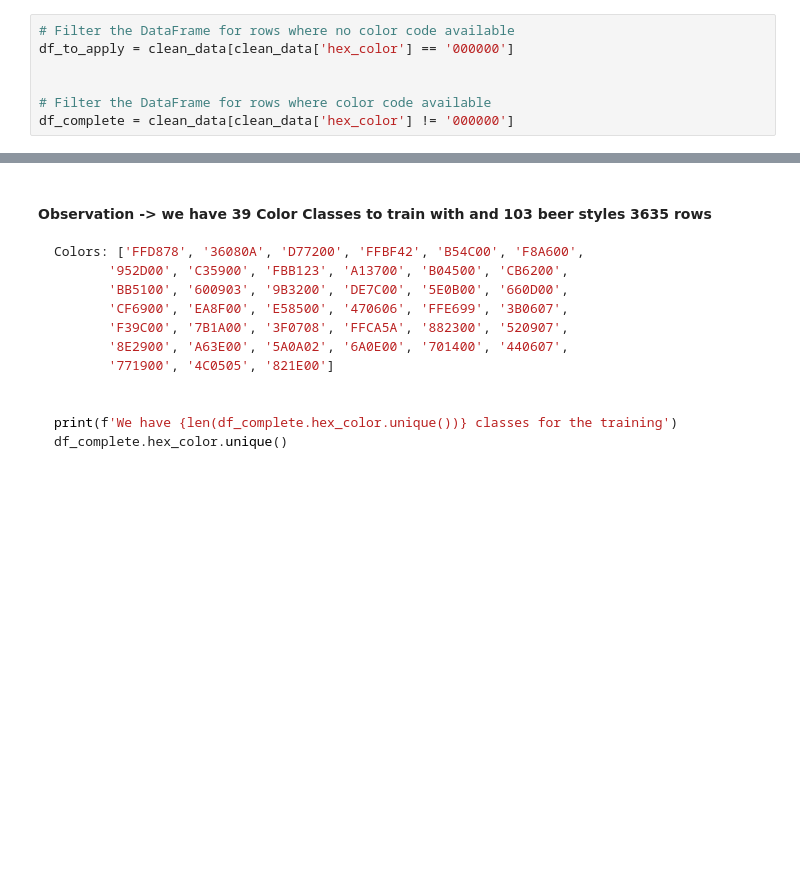
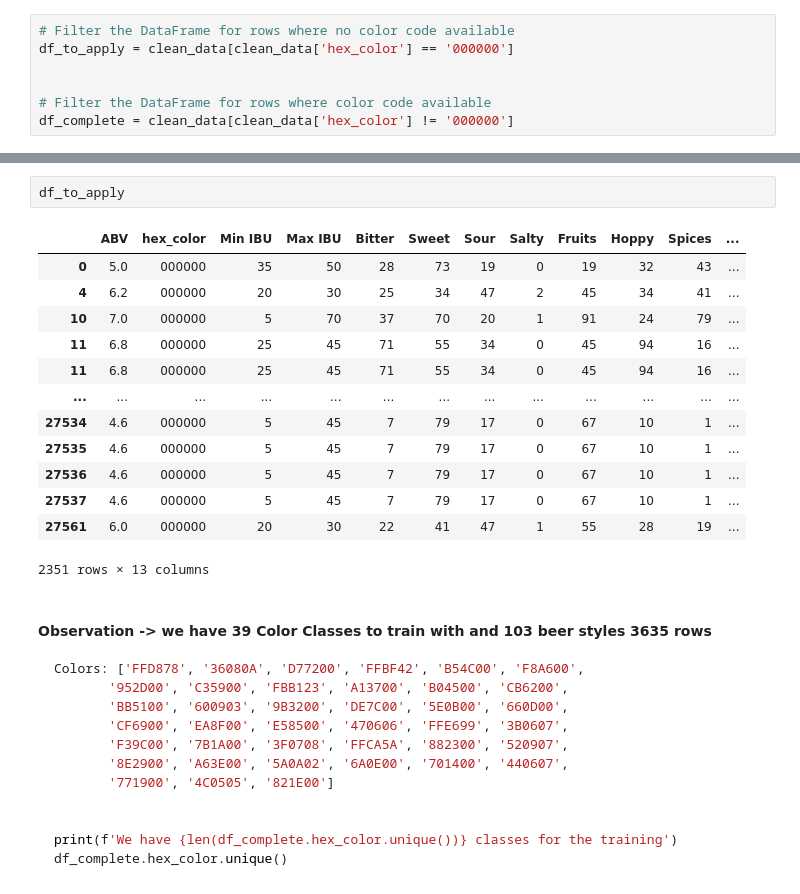
Before and after one commit to Yvysanna/beerIO, a Jupyter notebook: model.ipynb, the cells around one changed output, grey strips where cells are left out. Drawn from its saved outputs; the diff is of its cells as text; blank space fills up the shorter version.

```diff
--- a/model.ipynb
+++ b/model.ipynb
@@ -114,3 +108,19 @@ df_complete
+# %%
+df_to_apply
+# %% [output]
+|  | ABV | hex_color | Min IBU | Max IBU | Bitter | Sweet | Sour | Salty | Fruits | Hoppy | Spices | ... |
+| 0 | 5.0 | 000000 | 35 | 50 | 28 | 73 | 19 | 0 | 19 | 32 | 43 | ... |
+| 4 | 6.2 | 000000 | 20 | 30 | 25 | 34 | 47 | 2 | 45 | 34 | 41 | ... |
+| 10 | 7.0 | 000000 | 5 | 70 | 37 | 70 | 20 | 1 | 91 | 24 | 79 | ... |
+| 11 | 6.8 | 000000 | 25 | 45 | 71 | 55 | 34 | 0 | 45 | 94 | 16 | ... |
+| 11 | 6.8 | 000000 | 25 | 45 | 71 | 55 | 34 | 0 | 45 | 94 | 16 | ... |
+| ... | ... | ... | ... | ... | ... | ... | ... | ... | ... | ... | ... | ... |
+| 27534 | 4.6 | 000000 | 5 | 45 | 7 | 79 | 17 | 0 | 67 | 10 | 1 | ... |
+| 27535 | 4.6 | 000000 | 5 | 45 | 7 | 79 | 17 | 0 | 67 | 10 | 1 | ... |
+| 27536 | 4.6 | 000000 | 5 | 45 | 7 | 79 | 17 | 0 | 67 | 10 | 1 | ... |
+| 27537 | 4.6 | 000000 | 5 | 45 | 7 | 79 | 17 | 0 | 67 | 10 | 1 | ... |
+| 27561 | 6.0 | 000000 | 20 | 30 | 22 | 41 | 47 | 1 | 55 | 28 | 19 | ... |
+2351 rows × 13 columns
 # %% [markdown]
 #### Observation -> we have 39 Color Classes to train with and 103 beer styles  3635 rows
 
```
Also changed, not shown: parts of 9 cells of this notebook, 25 other files.
